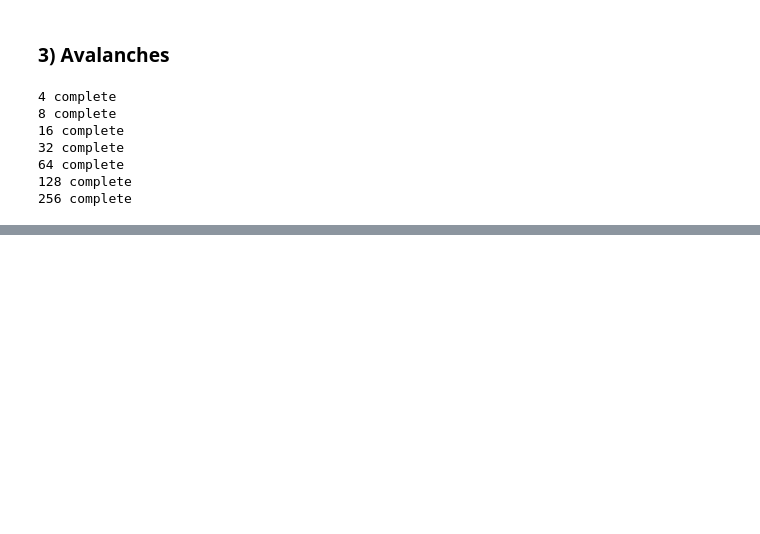
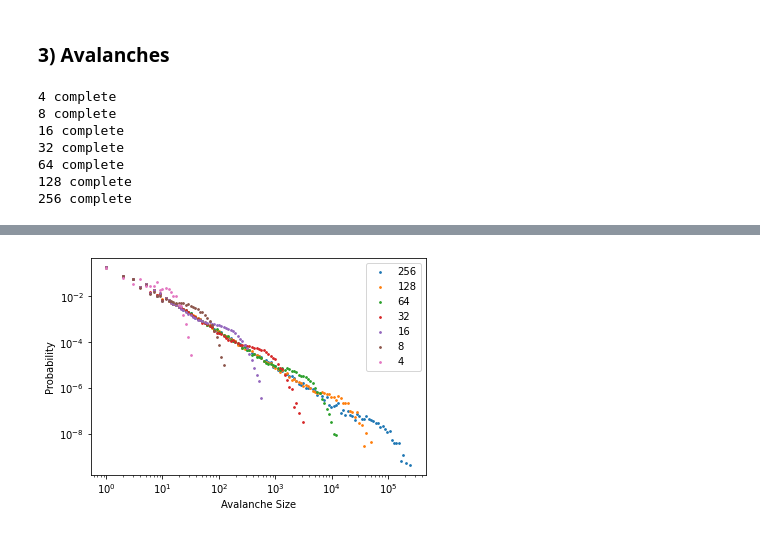
Before and after one commit to bdgrichards/oslo, a Jupyter notebook: oslo.ipynb, the cells around one changed output, grey strips where cells are left out. Drawn from its saved outputs; the diff is of its cells as text; code cells hidden in the pictures; blank space fills up the shorter version.

```diff
--- a/oslo.ipynb
+++ b/oslo.ipynb
@@ -893,0 +914,13 @@ plt.xscale('log')
+# %%
+# note I went for a scale of 1.1, since that looked the best and is also used in the lecture notes in the data collapse section
+for l in reversed(range(len(lengths))):
+    log_probs = logbin(avalanches_list[l], scale=1.1, zeros=False)
+    plt.scatter(log_probs[0], log_probs[1], s=3, label=str(lengths[l]))
+plt.legend()
+plt.yscale('log')
+plt.xscale('log')
+plt.xlabel('Avalanche Size')
+plt.ylabel('Probability')
+plt.show()
+# %% [output]
+[figure, added]
```
Also changed, not shown: parts of 13 cells of this notebook, 2 other files.
